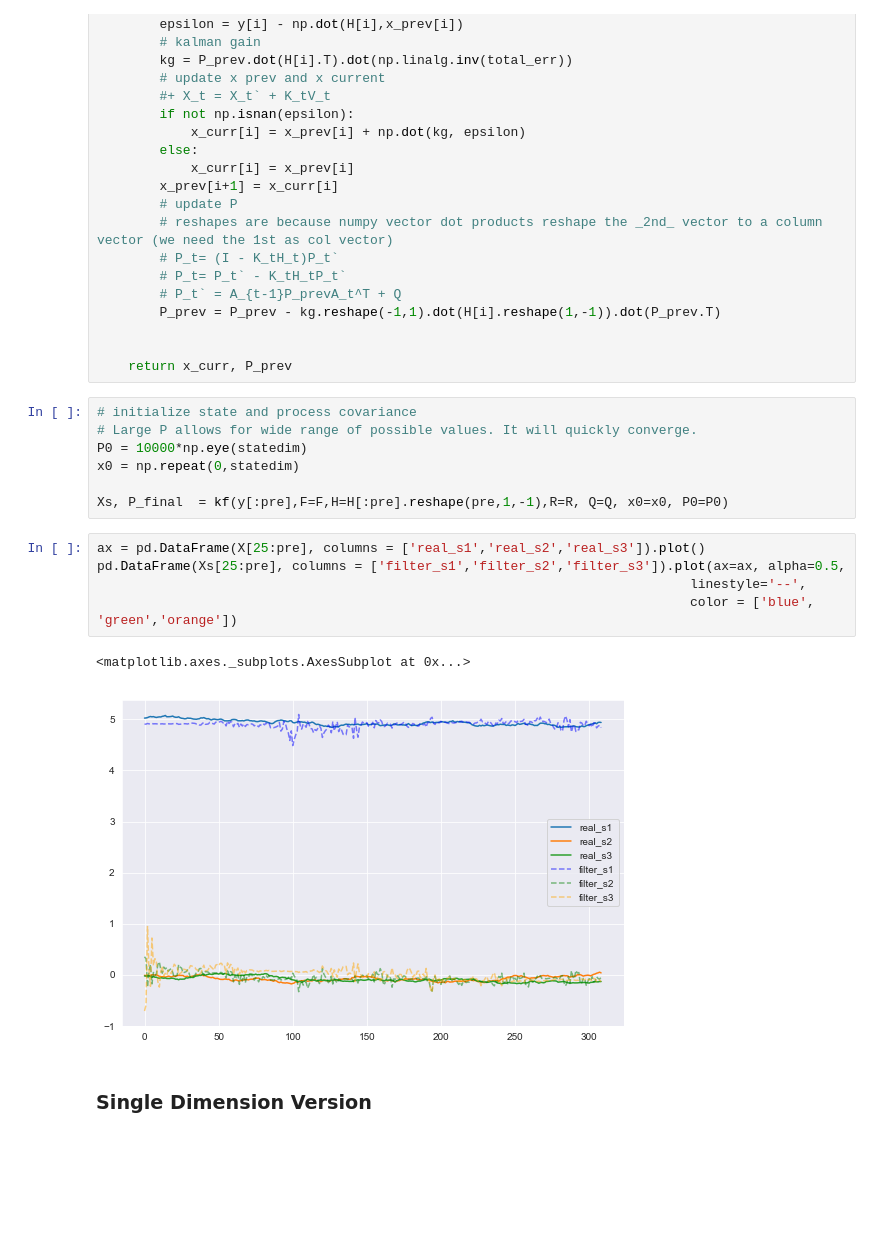
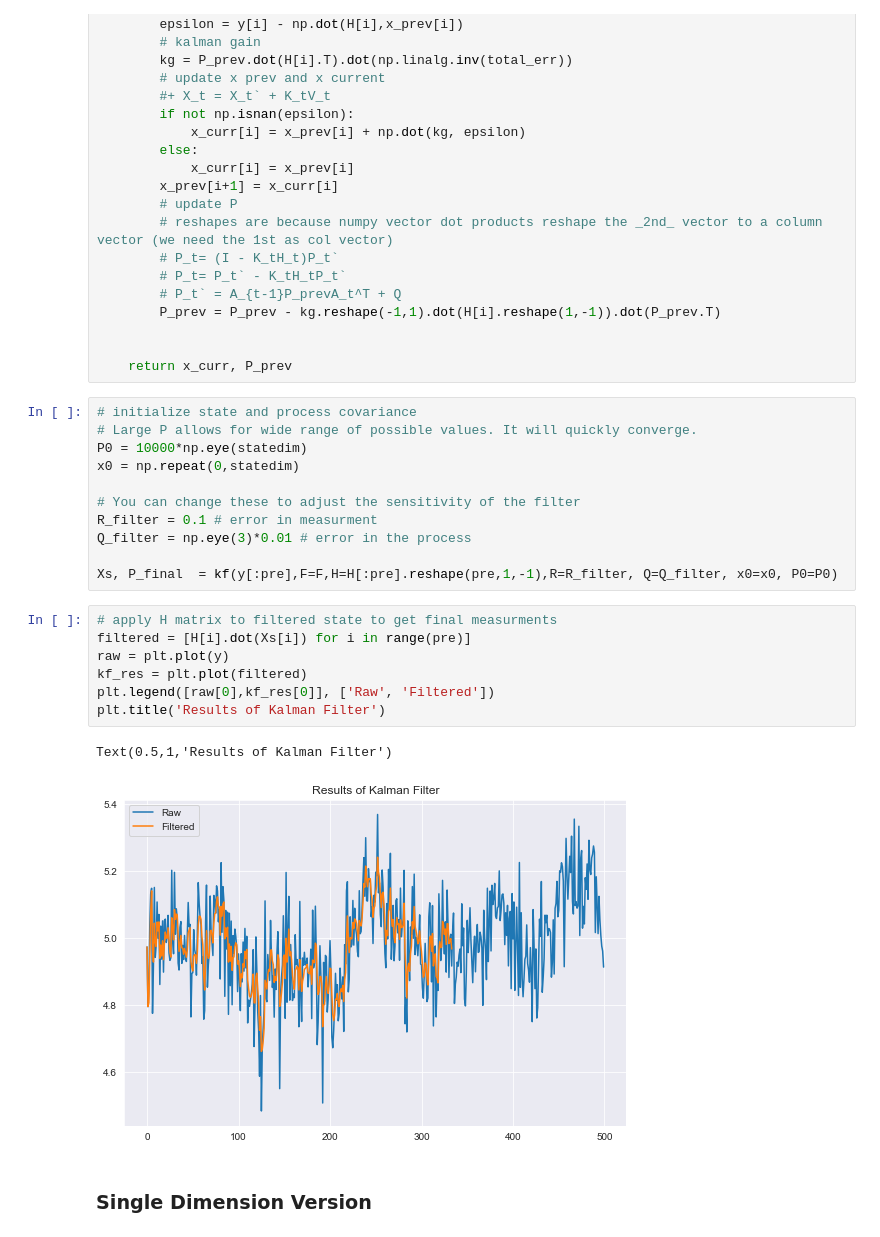
Before and after one commit to rshap91/Algorithms, a Jupyter notebook: KalmanFilter.ipynb, the cells around one changed output. Cells and saved outputs as stored; diff of their text form; blank space fills up the shorter version.

```diff
--- a/KalmanFilter.ipynb
+++ b/KalmanFilter.ipynb
@@ -228,15 +225,21 @@ def kf(y, F, H, R, Q, x0, P0, B=None, u=None):
 P0 = 10000*np.eye(statedim)
 x0 = np.repeat(0,statedim)
 
-Xs, P_final  = kf(y[:pre],F=F,H=H[:pre].reshape(pre,1,-1),R=R, Q=Q, x0=x0, P0=P0)
+# You can change these to adjust the sensitivity of the filter
+R_filter = 0.1 # error in measurment
+Q_filter = np.eye(3)*0.01 # error in the process
+
+Xs, P_final  = kf(y[:pre],F=F,H=H[:pre].reshape(pre,1,-1),R=R_filter, Q=Q_filter, x0=x0, P0=P0)
-# %%
-ax = pd.DataFrame(X[25:pre], columns = ['real_s1','real_s2','real_s3']).plot()
-pd.DataFrame(Xs[25:pre], columns = ['filter_s1','filter_s2','filter_s3']).plot(ax=ax, alpha=0.5,
-                                                                            linestyle='--',
-                                                                            color = ['blue', 'green','orange'])
-# %% [output]
-<matplotlib.axes._subplots.AxesSubplot at 0x...>
-[figure, removed]
+# %%
+# apply H matrix to filtered state to get final measurments
+filtered = [H[i].dot(Xs[i]) for i in range(pre)]
+raw = plt.plot(y)
+kf_res = plt.plot(filtered)
+plt.legend([raw[0],kf_res[0]], ['Raw', 'Filtered'])
+plt.title('Results of Kalman Filter')
+# %% [output]
+Text(0.5,1,'Results of Kalman Filter')
+[figure, added]
 # %% [markdown]
 ### Single Dimension Version
 # %%
```
Also changed, not shown: parts of 3 cells of this notebook, 1 other file.
